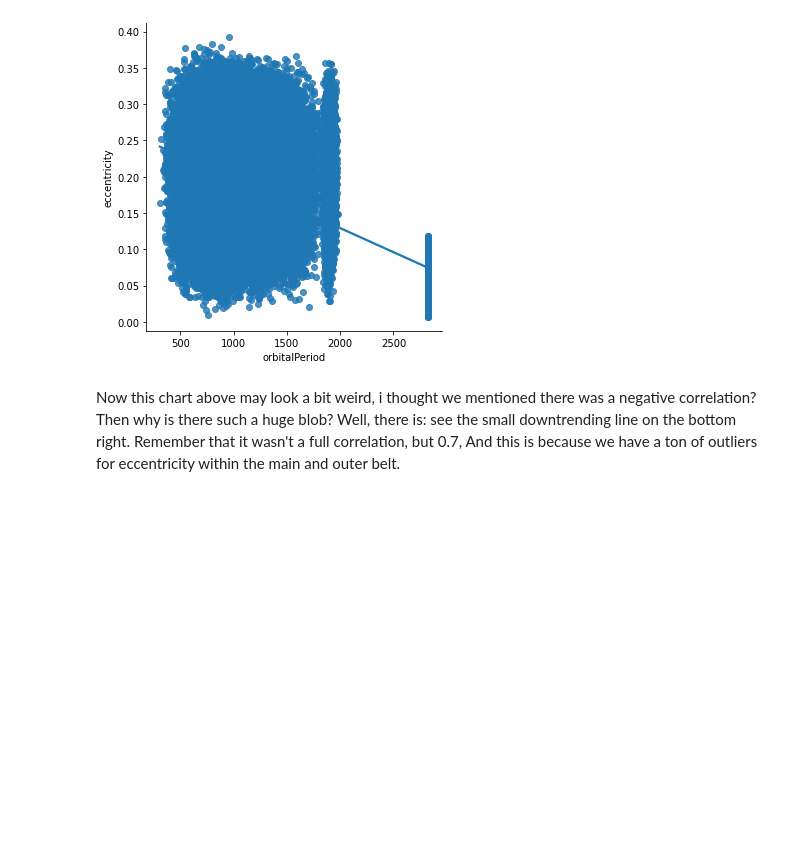
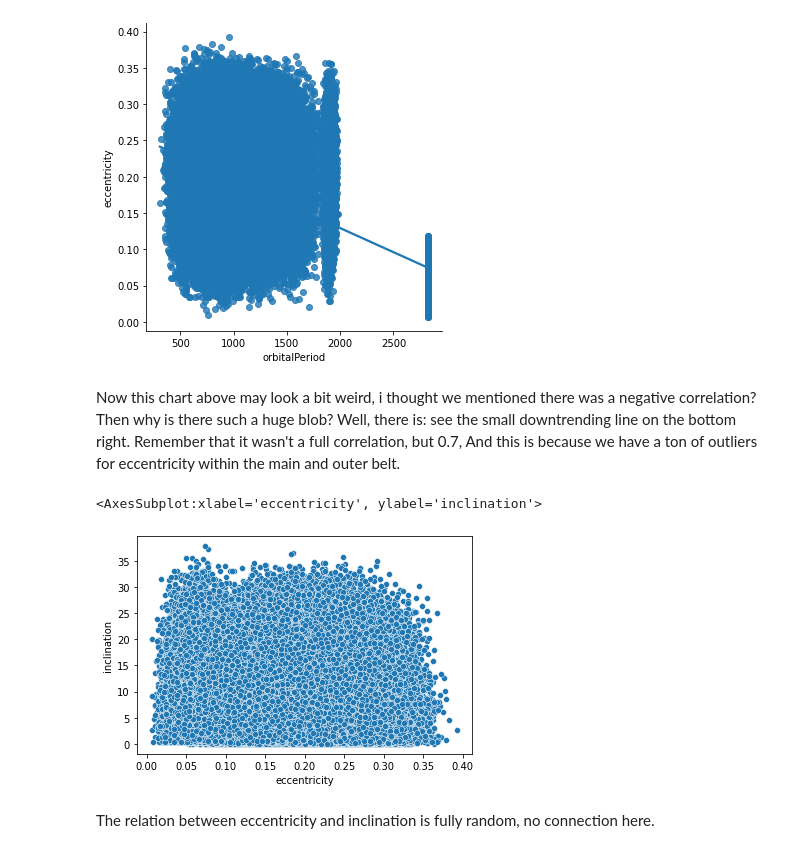
Before and after one commit to MichaelVerdegaal/InfluenceAsteroidVisualization, a Jupyter notebook: main.ipynb, the cells around one changed output. Cells and saved outputs as stored; diff of their text form; code cells hidden in the pictures; blank space fills up the shorter version.

Commit message:
Add text and a new plot

```diff
--- a/main.ipynb
+++ b/main.ipynb
@@ -170,3 +183,10 @@ Now this chart above may look a bit weird, i thought we mentioned there was a ne
 such a huge blob? Well, there is: see  the small downtrending line on the bottom right. Remember that it wasn't a
 full correlation, but 0.7, And this is because we have a ton of outliers for eccentricity within the main and outer
 belt.
+# %%
+sns.scatterplot(x=df['eccentricity'], y=df['inclination'])
+# %% [output]
+<AxesSubplot:xlabel='eccentricity', ylabel='inclination'>
+[figure, added]
+# %% [markdown]
+The relation between eccentricity and inclination is fully random, no connection here.
```
Also changed, not shown: parts of 4 cells of this notebook.
